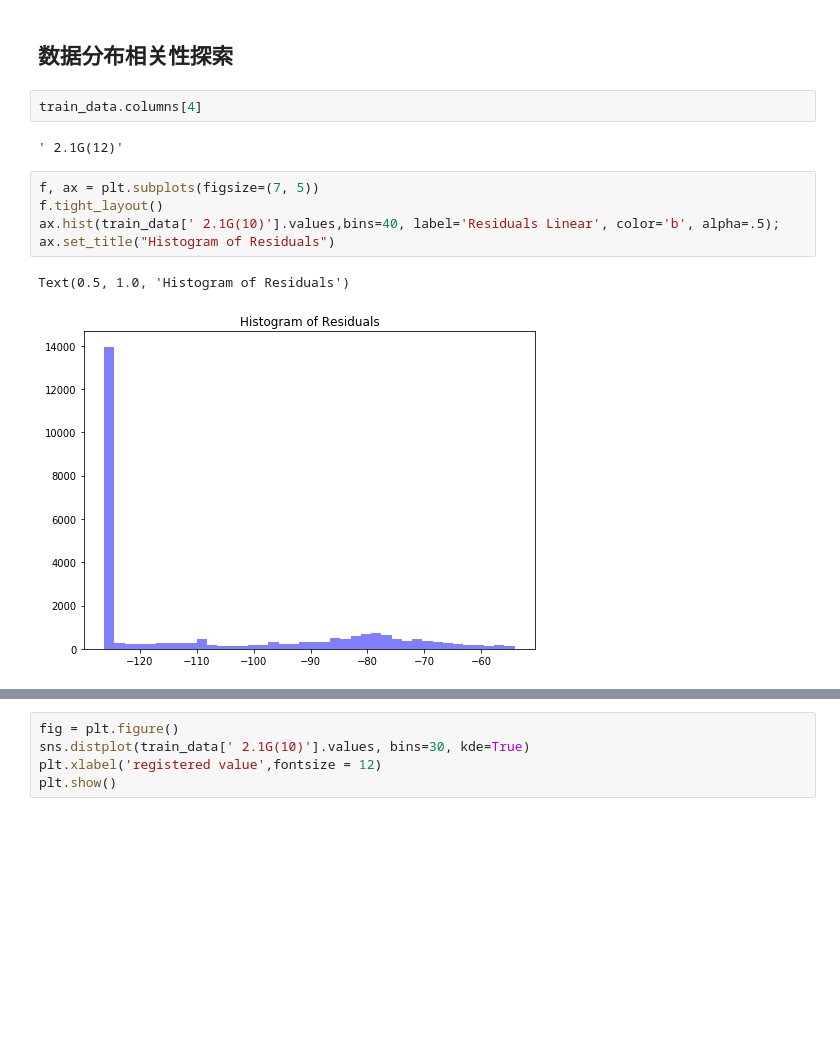
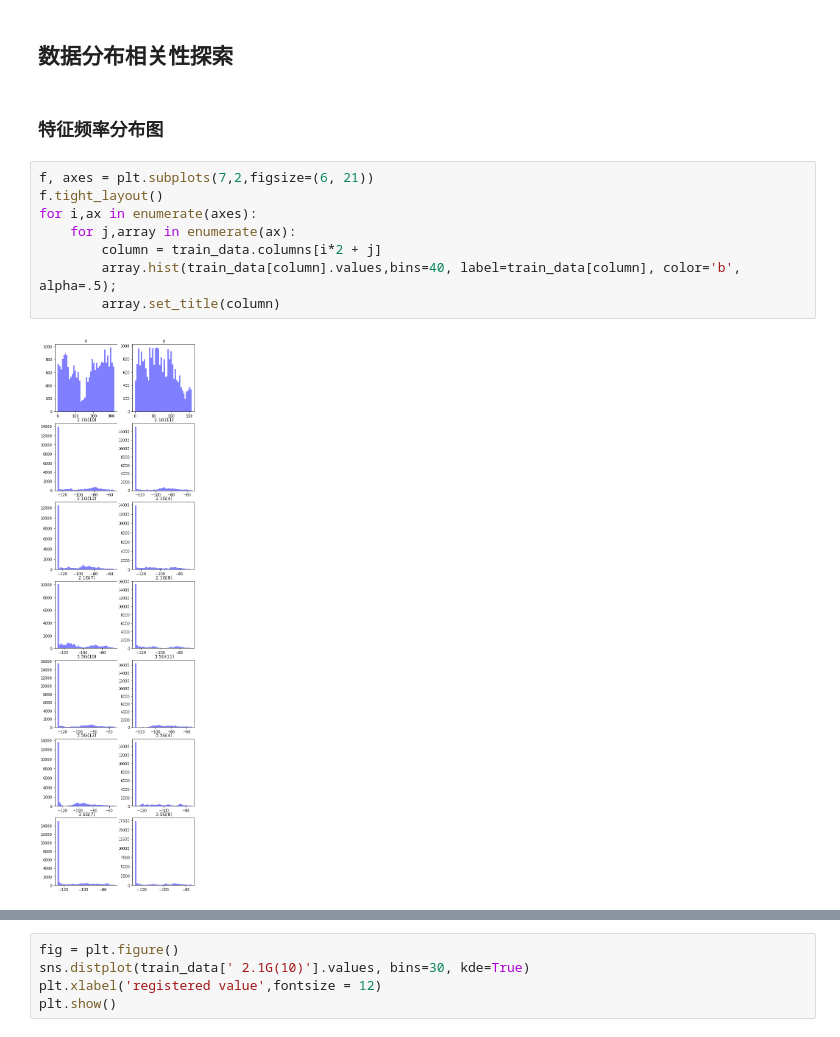
Before and after one commit to LeeMax117/RSRP_Model, a Jupyter notebook: data_explore.ipynb, the cells around one changed output, grey strips where cells are left out. Drawn from its saved outputs; the diff is of its cells as text; blank space fills up the shorter version.

```diff
--- a/data_explore.ipynb
+++ b/data_explore.ipynb
@@ -77,15 +77,15 @@ train_data.describe()
 | max | 317.000000 | 156.00000 | -54.140000 | -54.320000 | -54.160000 | -67.390000 | -67.410000 | -67.430000 | -53.700000 | -53.710000 | ... |
 # %% [markdown]
 ## 数据分布相关性探索
-# %%
-train_data.columns[4]
-# %% [output]
-' 2.1G(12)'
+# %% [markdown]
+### 特征频率分布图
 # %%
-f, ax = plt.subplots(figsize=(7, 5))
+f, axes = plt.subplots(7,2,figsize=(6, 21))
 f.tight_layout()
-ax.hist(train_data[' 2.1G(10)'].values,bins=40, label='Residuals Linear', color='b', alpha=.5);
-ax.set_title("Histogram of Residuals")
+for i,ax in enumerate(axes):
+    for j,array in enumerate(ax):
+        column = train_data.columns[i*2 + j]
+        array.hist(train_data[column].values,bins=40, label=train_data[column], color='b', alpha=.5);
+        array.set_title(column)
 # %% [output]
-Text(0.5, 1.0, 'Histogram of Residuals')
-[figure, old version]
+[figure, new version]
```
Also changed, not shown: parts of 10 cells of this notebook.
